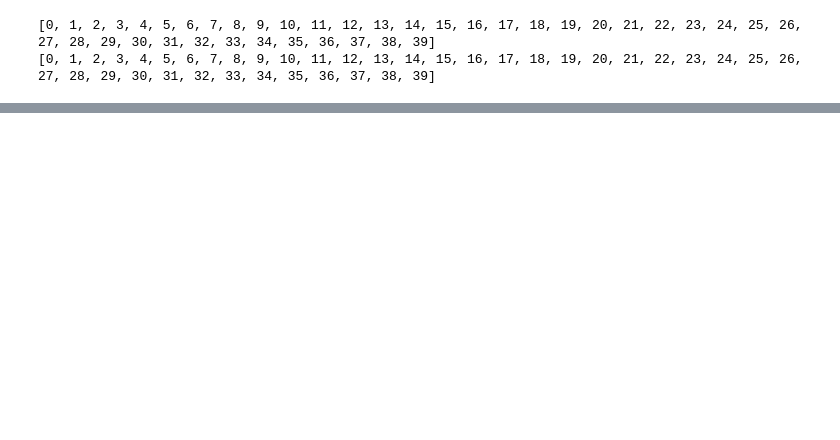
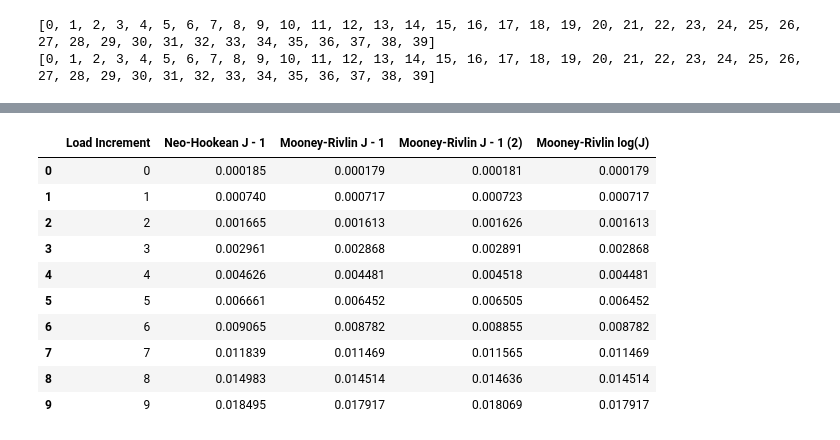
Before and after one commit to karenlstengel/gradResearchData, a Jupyter notebook: figures.ipynb, the cells around one changed output, grey strips where cells are left out. Cells and saved outputs as stored; diff of their text form; code cells hidden in the pictures; blank space fills up the shorter version.

```diff
--- a/figures.ipynb
+++ b/figures.ipynb
@@ -48,0 +179,14 @@ print(list(itertools.product(E, problem, nu)))
+# %%
+pd.read_csv('strainEnergy_vs_loadIncrement_data.csv').head(10)
+# %% [output]
+|  | Load Increment | Neo-Hookean J - 1 | Mooney-Rivlin J - 1 | Mooney-Rivlin J - 1 (2) | Mooney-Rivlin log(J) |
+| 0 | 0 | 0.000185 | 0.000179 | 0.000181 | 0.000179 |
+| 1 | 1 | 0.000740 | 0.000717 | 0.000723 | 0.000717 |
+| 2 | 2 | 0.001665 | 0.001613 | 0.001626 | 0.001613 |
+| 3 | 3 | 0.002961 | 0.002868 | 0.002891 | 0.002868 |
+| 4 | 4 | 0.004626 | 0.004481 | 0.004518 | 0.004481 |
+| 5 | 5 | 0.006661 | 0.006452 | 0.006505 | 0.006452 |
+| 6 | 6 | 0.009065 | 0.008782 | 0.008855 | 0.008782 |
+| 7 | 7 | 0.011839 | 0.011469 | 0.011565 | 0.011469 |
+| 8 | 8 | 0.014983 | 0.014514 | 0.014636 | 0.014514 |
+| 9 | 9 | 0.018495 | 0.017917 | 0.018069 | 0.017917 |
```
Also changed, not shown: parts of 10 cells of this notebook, 42 other files.
